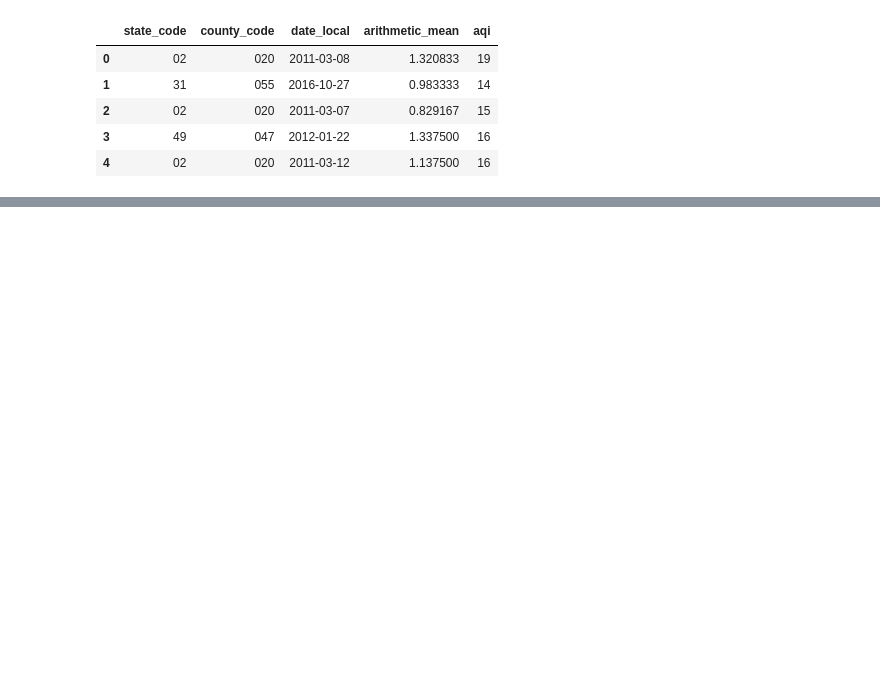
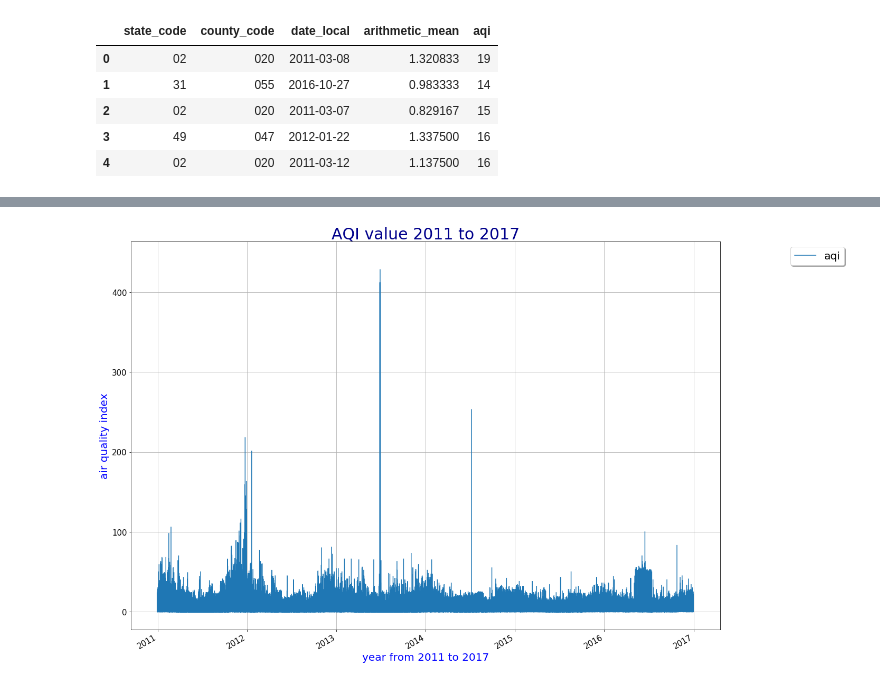
Before and after one commit to shuangsong/air_quality_analysis, a Jupyter notebook: air_quality_exploratory.ipynb, the cells around one changed output, grey strips where cells are left out. Cells and saved outputs as stored; diff of their text form; code cells hidden in the pictures; blank space fills up the shorter version.

```diff
--- a/air_quality_exploratory.ipynb
+++ b/air_quality_exploratory.ipynb
@@ -67,0 +73,15 @@ df_co.head()
+# %%
+df_co.set_index('date_local', inplace = True)
+# %%
+plt.rcParams['figure.figsize'] = (20,15)
+df_co['aqi'].plot(grid= True)
+plt.xlabel("year from 2011 to 2017", fontsize = 20, color = 'Blue')
+plt.xticks(fontsize = 15)
+plt.ylabel("air quality index", fontsize = 20, color = 'Blue')
+plt.yticks(fontsize = 15)
+ax.set_ylim(5, 35)
+plt.title("AQI value 2011 to 2017", fontsize = 30, color = 'DarkBlue')
+plt.legend(prop = {'size': 20}, frameon = True, fancybox = True, shadow = True, framealpha = 1, bbox_to_anchor=(1.22, 1))
+plt.show()
+# %% [output]
+[figure, added]
```
Also changed, not shown: parts of 8 cells of this notebook.
